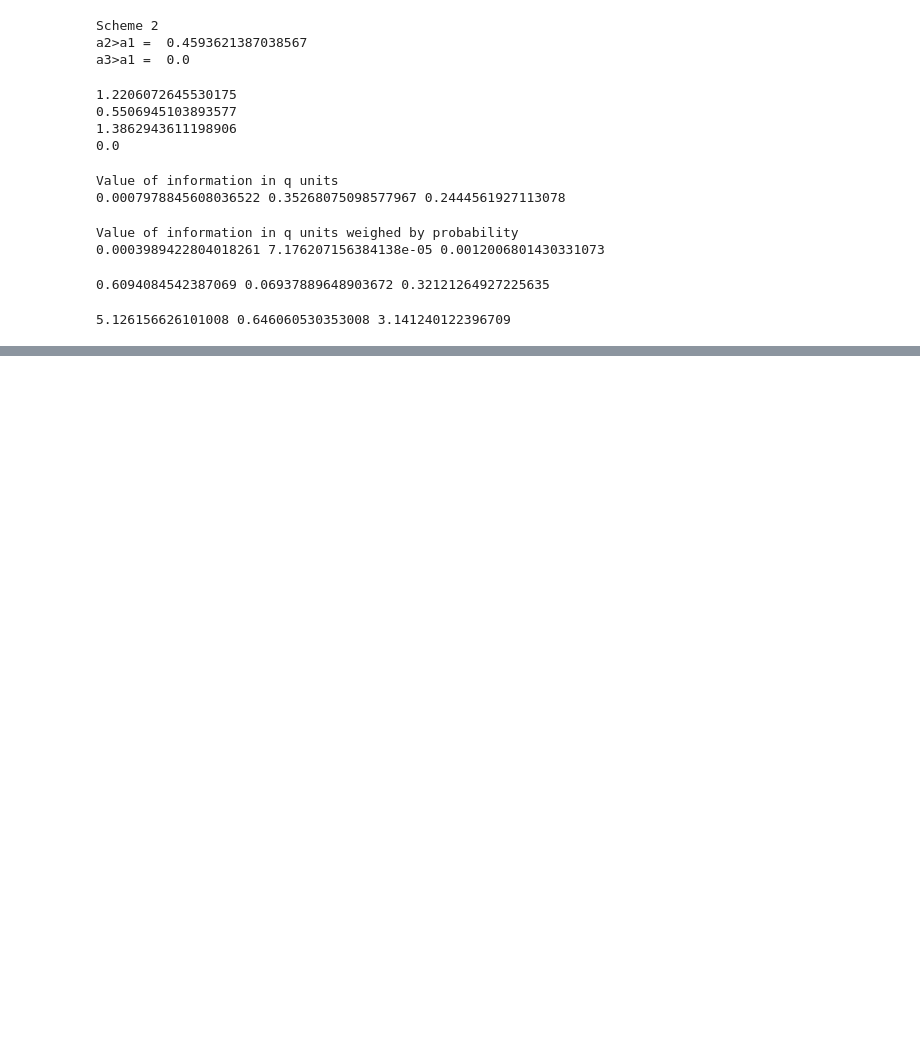
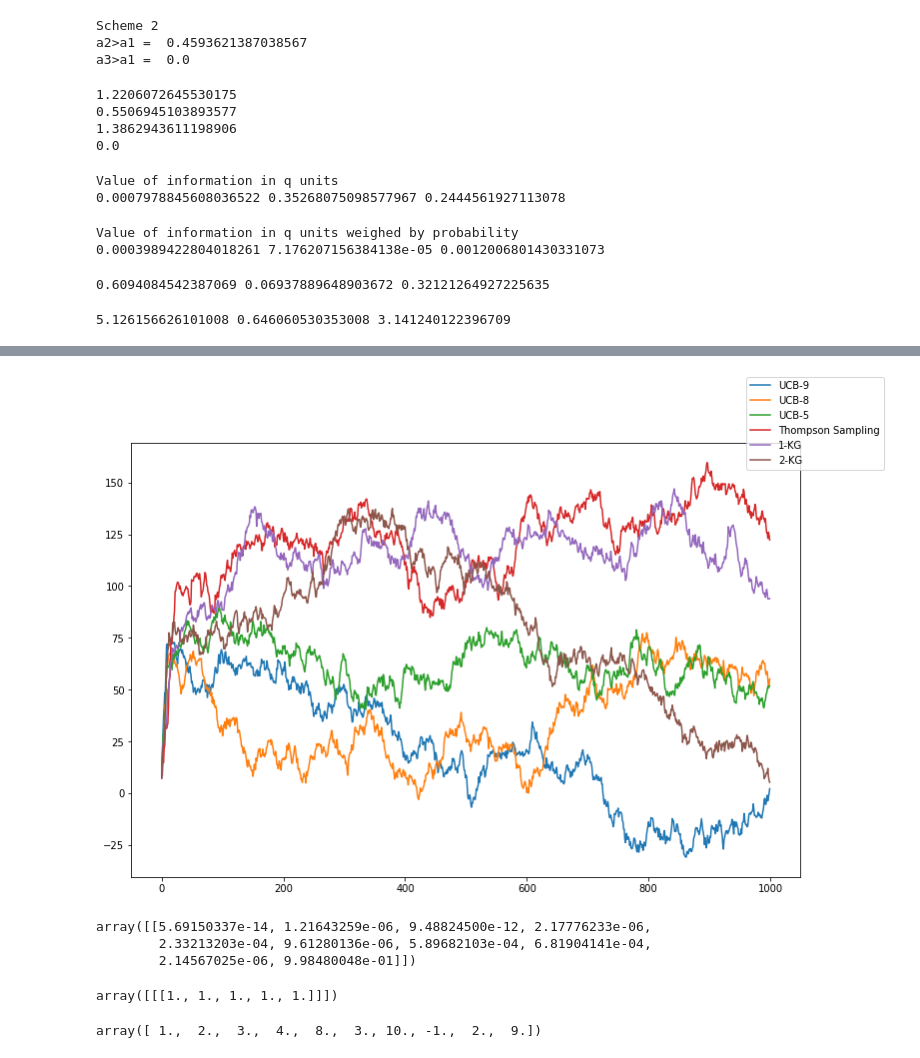
Before and after one commit to igoradamski2/principled_rl_exploration, a Jupyter notebook: test_notebook.ipynb, the cells around one changed output, grey strips where cells are left out. Drawn from its saved outputs; the diff is of its cells as text; code cells hidden in the pictures; blank space fills up the shorter version.

```diff
--- a/test_notebook.ipynb
+++ b/test_notebook.ipynb
@@ -136,0 +242,5 @@ array([ 2,  6, 12, 20])
+# %%
+from src.environments import *
+from src.agents import *
+
+env   = CorridorMAB.default() # All negative until last room
@@ -136,0 +307,30 @@ array([ 2,  6, 12, 20])
+# %%
+import matplotlib.pyplot as plt
+
+fig  = plt.figure(figsize = (12,8))
+ax  = fig.add_subplot(111)
+
+ax.plot(regret_ucb_9, label = 'UCB-9')
+ax.plot(regret_ucb_8, label = 'UCB-8')
+ax.plot(regret_ucb_5, label = 'UCB-5')
+
+ax.plot(regret_ts, label = 'Thompson Sampling')
+
+#ax.plot(regret_soss, label = 'SOSS')
+
+ax.plot(regret_kg, label = '1-KG')
+ax.plot(regret_kg2, label = '2-KG')
+#ax.plot(regret_kg4, label = '4-KG')
+
+
+fig.legend()
+
+plt.show()
+# %% [output]
+[figure, added]
+# %%
+agent_soss.pi
+# %% [output]
+array([[5.69150337e-14, 1.21643259e-06, 9.48824500e-12, 2.17776233e-06,
+        2.33213203e-04, 9.61280136e-06, 5.89682103e-04, 6.81904141e-04,
+        2.14567025e-06, 9.98480048e-01]])
@@ -136,0 +346,10 @@ array([ 2,  6, 12, 20])
+# %%
+np.ones((1,1,5))
+# %% [output]
+array([[[1., 1., 1., 1., 1.]]])
+# %%
+igor = np.array([[1,1], [2,2], [3,0.5], [4,5], [8,2], [3,1], [10,2], [-1,5], [2,4], [9,0.5]])
+
+igor[:,0]
+# %% [output]
+array([ 1.,  2.,  3.,  4.,  8.,  3., 10., -1.,  2.,  9.])
```
Also changed, not shown: parts of 28 cells of this notebook, 4 other files.
